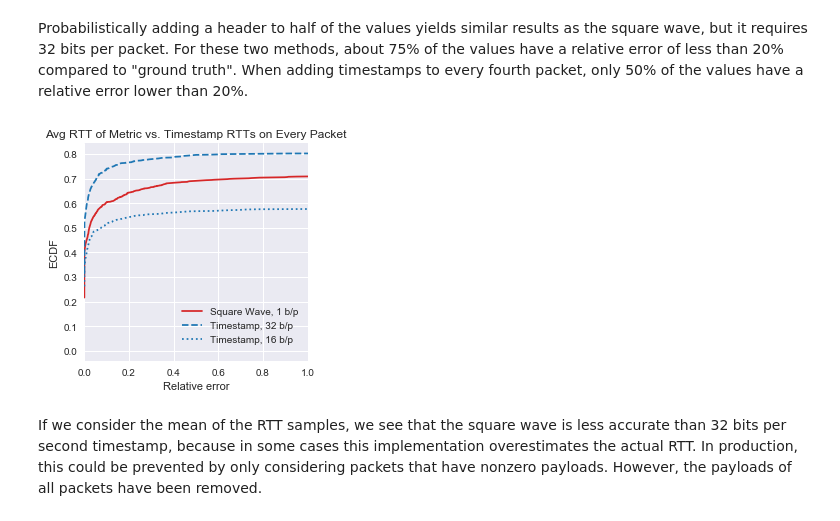
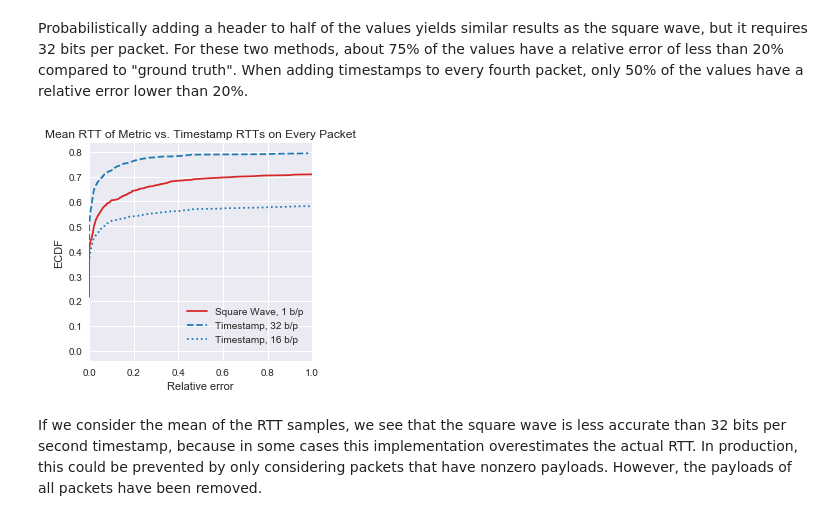
Before and after one commit to kollerz/rtt-timestamp-vs-spinbit, a Jupyter notebook: 01_compare_rtts.ipynb, the cells around one changed output. Cells and saved outputs as stored; diff of their text form; code cells hidden in the pictures.

Commit message:
Replace average with mean

```diff
--- a/01_compare_rtts.ipynb
+++ b/01_compare_rtts.ipynb
@@ -145,12 +145,12 @@ compared to "ground truth". When adding timestamps to every fourth packet, only
 # %%
 plot_rel_error_ecdf(metrics=[agg_squarewave_metric, *agg_sampled_metrics],
                     ground_truth=agg_timestamp_metric,
                     metric_to_series=lambda m: m.df[('rtt', 'mean')],
-                    title='Avg RTT of Metric vs. Timestamp RTTs on Every Packet',
+                    title='Mean RTT of Metric vs. Timestamp RTTs on Every Packet',
                     lines=[Line('solid', '#d62728'), Line('--', '#1f77b4'), Line(':', '#1f77b4')],
                     xlim=[0, 1])
 # %% [output]
-[figure, old version]
+[figure, new version]
 # %% [markdown]
 If we consider the mean of the RTT samples, we see that the square wave is less
 accurate than 32 bits per second timestamp, because in some cases this
```
Also changed, not shown: parts of 1 cell of this notebook.
